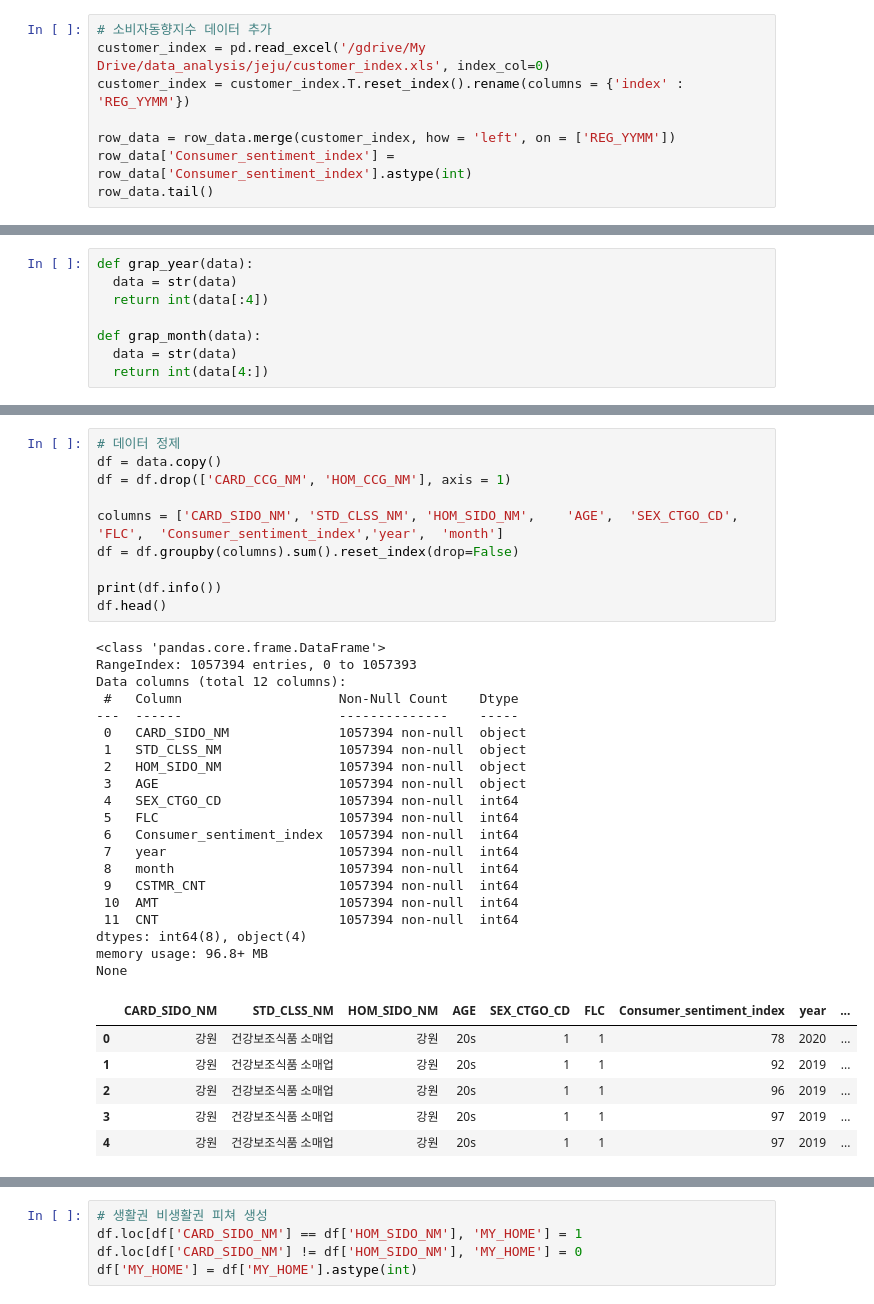
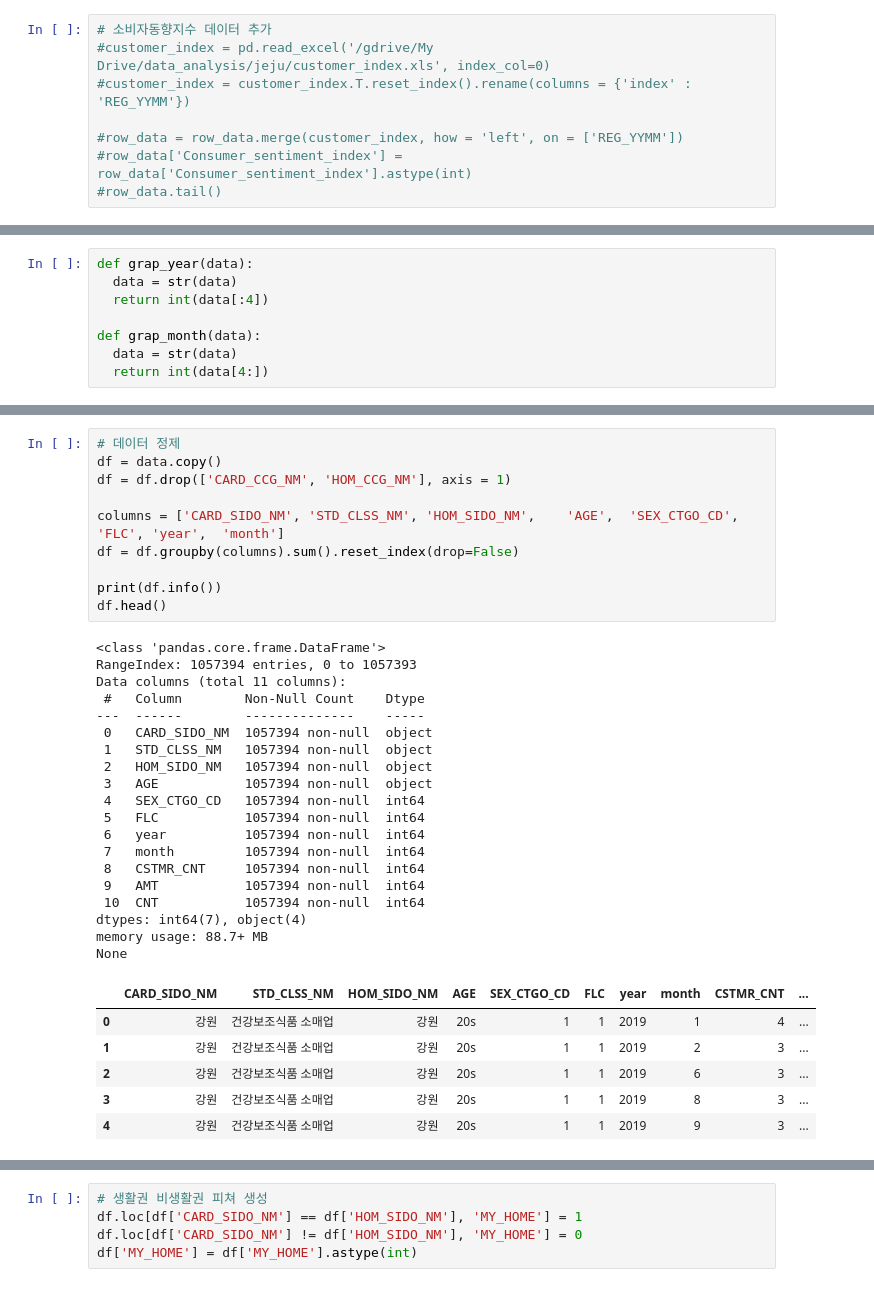
Before and after one commit to kim-bo-saeng/dacon_jeju, a Jupyter notebook: jeju_data_analysis.ipynb, the cells around one changed output, grey strips where cells are left out. Cells and saved outputs as stored; diff of their text form.

```diff
--- a/jeju_data_analysis.ipynb
+++ b/jeju_data_analysis.ipynb
@@ -40,9 +57,9 @@ row_data.tail()
 | 24697791 | 202003 | 충북 | 충주시 | 휴양콘도 운영업 | 충북 | 충주시 | 60s | 1 | ... |
 # %%
 # 소비자동향지수 데이터 추가
-customer_index = pd.read_excel('/gdrive/My Drive/data_analysis/jeju/customer_index.xls', index_col=0)
-customer_index = customer_index.T.reset_index().rename(columns = {'index' : 'REG_YYMM'})
+#customer_index = pd.read_excel('/gdrive/My Drive/data_analysis/jeju/customer_index.xls', index_col=0)
+#customer_index = customer_index.T.reset_index().rename(columns = {'index' : 'REG_YYMM'})
 
-row_data = row_data.merge(customer_index, how = 'left', on = ['REG_YYMM'])
-row_data['Consumer_sentiment_index'] = row_data['Consumer_sentiment_index'].astype(int)
-row_data.tail()
+#row_data = row_data.merge(customer_index, how = 'left', on = ['REG_YYMM'])
+#row_data['Consumer_sentiment_index'] = row_data['Consumer_sentiment_index'].astype(int)
+#row_data.tail()
@@ -81,37 +91,36 @@ data.tail()
 # %%
 # 데이터 정제
 df = data.copy()
 df = df.drop(['CARD_CCG_NM', 'HOM_CCG_NM'], axis = 1)
 
-columns = ['CARD_SIDO_NM', 'STD_CLSS_NM', 'HOM_SIDO_NM',	'AGE',	'SEX_CTGO_CD',	'FLC',	'Consumer_sentiment_index','year',	'month']
+columns = ['CARD_SIDO_NM', 'STD_CLSS_NM', 'HOM_SIDO_NM',	'AGE',	'SEX_CTGO_CD',	'FLC', 'year',	'month']
 df = df.groupby(columns).sum().reset_index(drop=False)
 
 print(df.info())
 df.head()
 # %% [output]
 <class 'pandas.core.frame.DataFrame'>
 RangeIndex: 1057394 entries, 0 to 1057393
-Data columns (total 12 columns):
- #   Column                    Non-Null Count    Dtype
----  ------                    --------------    -----
- 0   CARD_SIDO_NM              1057394 non-null  object
- 1   STD_CLSS_NM               1057394 non-null  object
- 2   HOM_SIDO_NM               1057394 non-null  object
- 3   AGE                       1057394 non-null  object
- 4   SEX_CTGO_CD               1057394 non-null  int64
- 5   FLC                       1057394 non-null  int64
- 6   Consumer_sentiment_index  1057394 non-null  int64
- 7   year                      1057394 non-null  int64
- 8   month                     1057394 non-null  int64
- 9   CSTMR_CNT                 1057394 non-null  int64
- 10  AMT                       1057394 non-null  int64
- 11  CNT                       1057394 non-null  int64
-dtypes: int64(8), object(4)
-memory usage: 96.8+ MB
+Data columns (total 11 columns):
+ #   Column        Non-Null Count    Dtype
+---  ------        --------------    -----
+ 0   CARD_SIDO_NM  1057394 non-null  object
+ 1   STD_CLSS_NM   1057394 non-null  object
+ 2   HOM_SIDO_NM   1057394 non-null  object
+ 3   AGE           1057394 non-null  object
+ 4   SEX_CTGO_CD   1057394 non-null  int64
+ 5   FLC           1057394 non-null  int64
+ 6   year          1057394 non-null  int64
+ 7   month         1057394 non-null  int64
+ 8   CSTMR_CNT     1057394 non-null  int64
+ 9   AMT           1057394 non-null  int64
+ 10  CNT           1057394 non-null  int64
+dtypes: int64(7), object(4)
+memory usage: 88.7+ MB
 None
-|  | CARD_SIDO_NM | STD_CLSS_NM | HOM_SIDO_NM | AGE | SEX_CTGO_CD | FLC | Consumer_sentiment_index | year | ... |
-| 0 | 강원 | 건강보조식품 소매업 | 강원 | 20s | 1 | 1 | 78 | 2020 | ... |
-| 1 | 강원 | 건강보조식품 소매업 | 강원 | 20s | 1 | 1 | 92 | 2019 | ... |
-| 2 | 강원 | 건강보조식품 소매업 | 강원 | 20s | 1 | 1 | 96 | 2019 | ... |
-| 3 | 강원 | 건강보조식품 소매업 | 강원 | 20s | 1 | 1 | 97 | 2019 | ... |
-| 4 | 강원 | 건강보조식품 소매업 | 강원 | 20s | 1 | 1 | 97 | 2019 | ... |
+|  | CARD_SIDO_NM | STD_CLSS_NM | HOM_SIDO_NM | AGE | SEX_CTGO_CD | FLC | year | month | CSTMR_CNT | ... |
+| 0 | 강원 | 건강보조식품 소매업 | 강원 | 20s | 1 | 1 | 2019 | 1 | 4 | ... |
+| 1 | 강원 | 건강보조식품 소매업 | 강원 | 20s | 1 | 1 | 2019 | 2 | 3 | ... |
+| 2 | 강원 | 건강보조식품 소매업 | 강원 | 20s | 1 | 1 | 2019 | 6 | 3 | ... |
+| 3 | 강원 | 건강보조식품 소매업 | 강원 | 20s | 1 | 1 | 2019 | 8 | 3 | ... |
+| 4 | 강원 | 건강보조식품 소매업 | 강원 | 20s | 1 | 1 | 2019 | 9 | 3 | ... |
```
Also changed, not shown: parts of 17 cells of this notebook.
